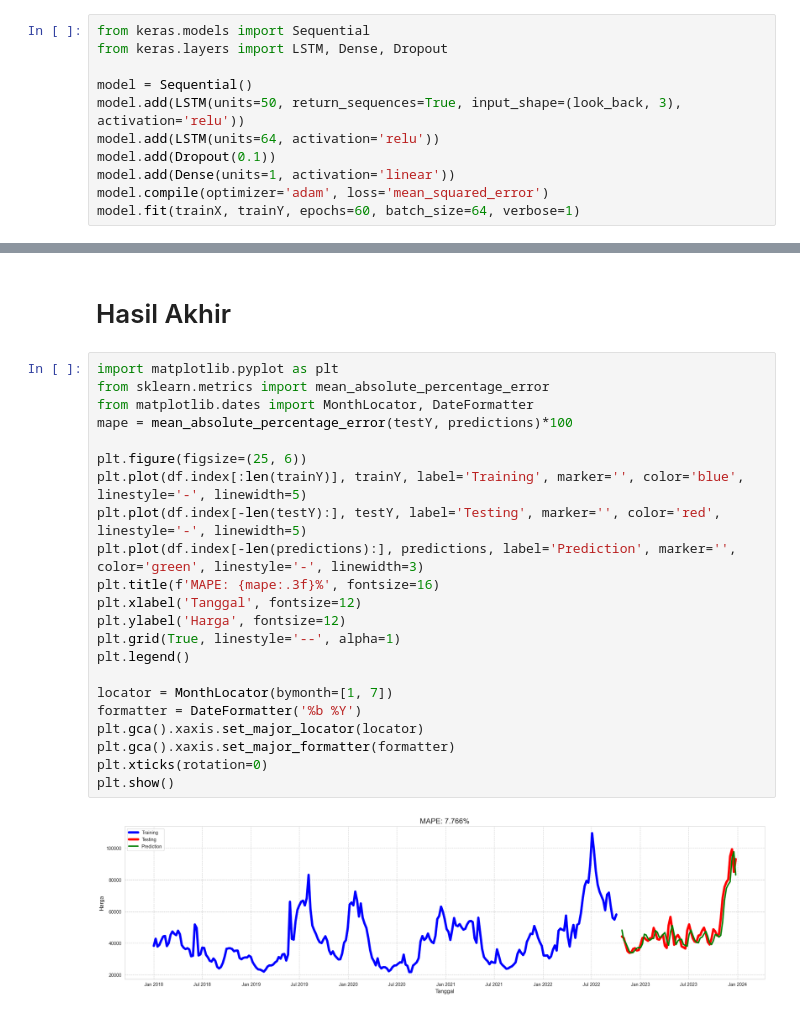
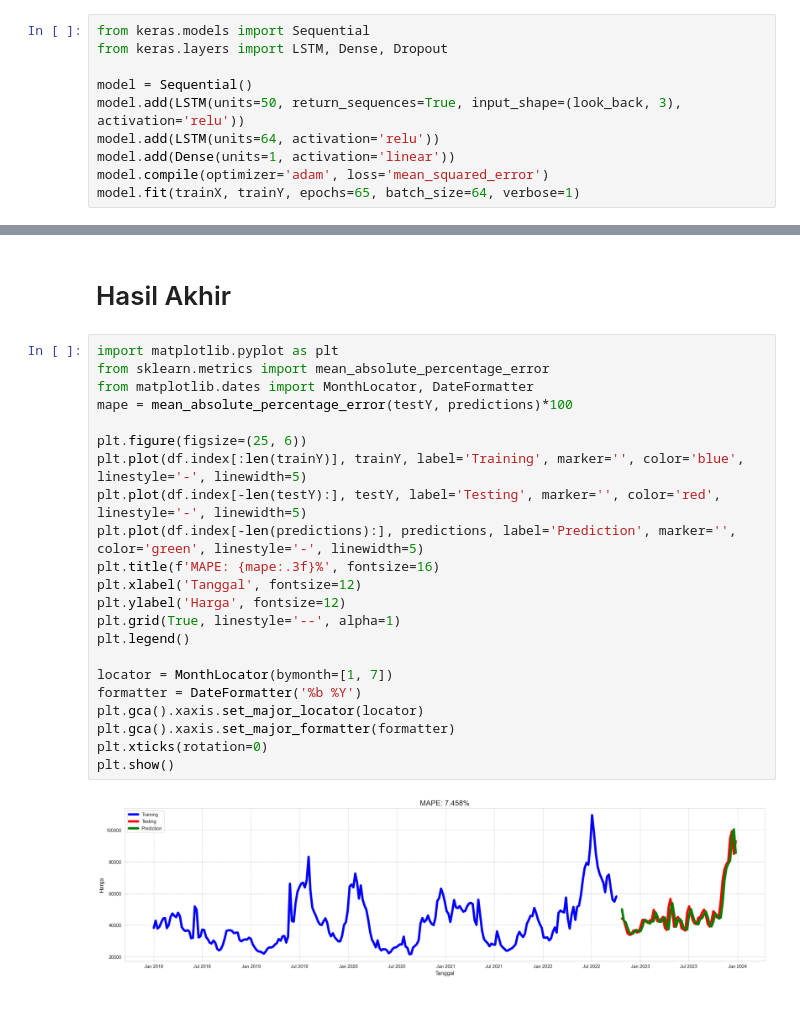
Before and after one commit to ihsanmi21/3.7-Tahun-Cabai-Merah-Skripsi, a Jupyter notebook: modelling/Skripsi_BAB_IV Explore Pasar Tradisional.ipynb, the cells around one changed output, grey strips where cells are left out. Saved outputs shown, nothing was run; the diff lists cells and outputs as text.

```diff
--- a/modelling/Skripsi_BAB_IV Explore Pasar Tradisional.ipynb
+++ b/modelling/Skripsi_BAB_IV Explore Pasar Tradisional.ipynb
@@ -252,8 +251,7 @@ from keras.layers import LSTM, Dense, Dropout
 model = Sequential()
 model.add(LSTM(units=50, return_sequences=True, input_shape=(look_back, 3), activation='relu'))
 model.add(LSTM(units=64, activation='relu'))
-model.add(Dropout(0.1))
 model.add(Dense(units=1, activation='linear'))
 model.compile(optimizer='adam', loss='mean_squared_error')
-model.fit(trainX, trainY, epochs=60, batch_size=64, verbose=1)
+model.fit(trainX, trainY, epochs=65, batch_size=64, verbose=1)
 # %% [output]
@@ -334,24 +331,24 @@ df.index = pd.to_datetime(df.index)
 # %%
 import matplotlib.pyplot as plt
 from sklearn.metrics import mean_absolute_percentage_error
 from matplotlib.dates import MonthLocator, DateFormatter
 mape = mean_absolute_percentage_error(testY, predictions)*100
 
 plt.figure(figsize=(25, 6))
 plt.plot(df.index[:len(trainY)], trainY, label='Training', marker='', color='blue', linestyle='-', linewidth=5)
 plt.plot(df.index[-len(testY):], testY, label='Testing', marker='', color='red', linestyle='-', linewidth=5)
-plt.plot(df.index[-len(predictions):], predictions, label='Prediction', marker='', color='green', linestyle='-', linewidth=3)
+plt.plot(df.index[-len(predictions):], predictions, label='Prediction', marker='', color='green', linestyle='-', linewidth=5)
 plt.title(f'MAPE: {mape:.3f}%', fontsize=16)
 plt.xlabel('Tanggal', fontsize=12)
 plt.ylabel('Harga', fontsize=12)
 plt.grid(True, linestyle='--', alpha=1)
 plt.legend()
 
 locator = MonthLocator(bymonth=[1, 7])
 formatter = DateFormatter('%b %Y')
 plt.gca().xaxis.set_major_locator(locator)
 plt.gca().xaxis.set_major_formatter(formatter)
 plt.xticks(rotation=0)
 plt.show()
 # %% [output]
-[figure, old version]
+[figure, new version]
```
Also changed, not shown: parts of 5 cells of this notebook.
